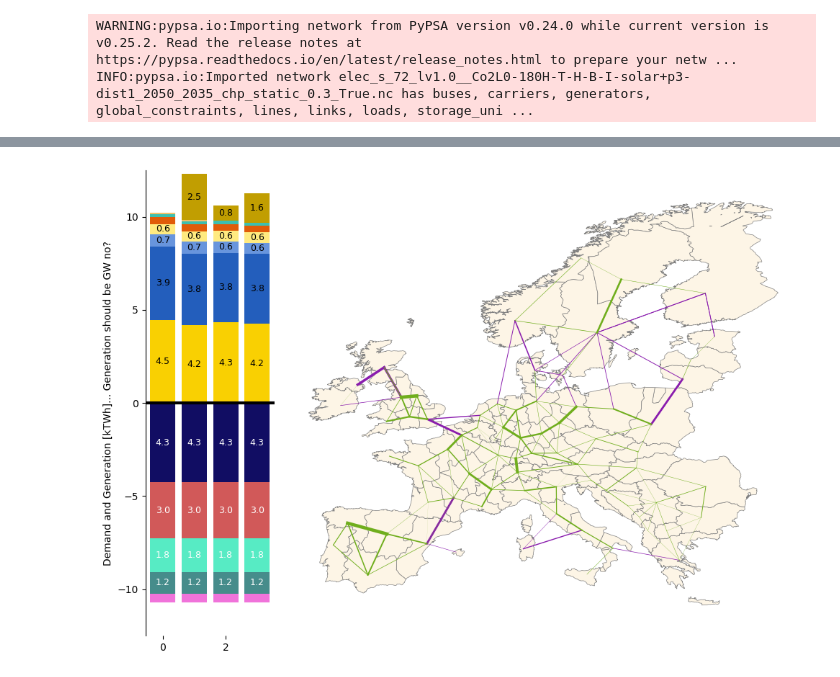
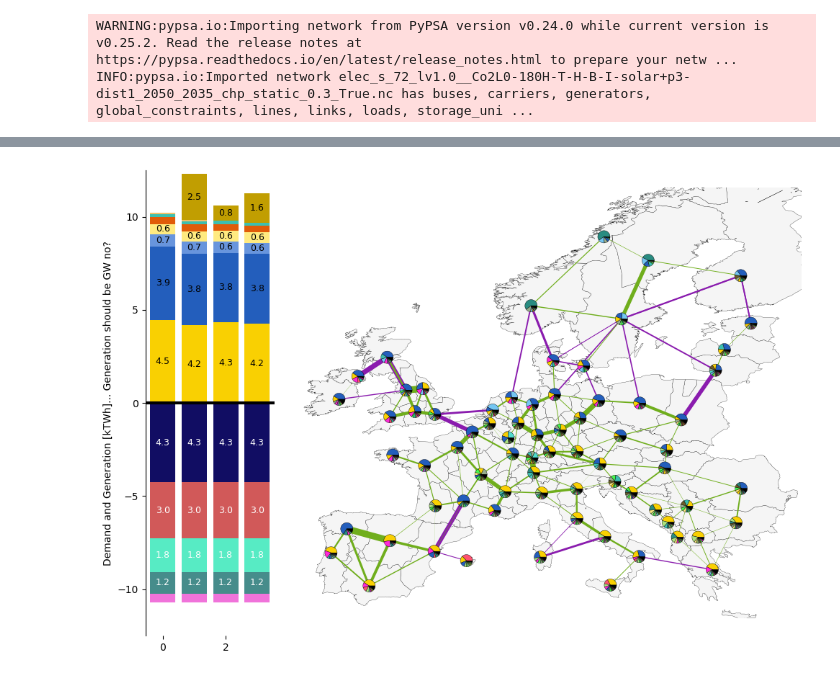
Before and after one commit to LukasFrankenQ/egs_market_integration, a Jupyter notebook: notebooks/plot_total_energy.ipynb, the cells around one changed output, grey strips where cells are left out. Drawn from its saved outputs; the diff is of its cells as text; code cells hidden in the pictures.

```diff
--- a/notebooks/plot_total_energy.ipynb
+++ b/notebooks/plot_total_energy.ipynb
@@ -106,0 +105,17 @@ models = [
+# %%
+import yaml
+with open(Path.cwd().parent / 'config' / 'config.yaml') as f:
+    tech_colors = yaml.safe_load(f)['plotting']['tech_colors']
+# %%
+ncosts = pd.read_csv(
+    Path.cwd().parent.parent.parent /
+    'cluster_data' /
+    'breyer_sweep' /
+    'joint_data' /
+    'nodal_costs.csv',
+    index_col=[0,1,2,3],
+    header=list(range(9))
+    )
+ss = ncosts.loc[:,idx['72', 'v1.0', :, '2050', '2020', 'elec', 'static', '0.3', 'True']]
+# print(ss.index.get_level_values(3).unique())
+ss.loc[idx[:,:,'GB0 0','residential urban decentral gas boiler']]
@@ -191,39 +218,90 @@ for ax in axs:
 axs[1].spines['left'].set_visible(False)
 
 regions.plot(
     ax=axs[1],
-    color="oldlace",
-    edgecolor="grey",
+    color="whitesmoke",
+    edgecolor="k",
+    linewidth=0.2,
     alpha=1,
-    linewidth=0.5,
     label="name",
+    zorder=0,
     # linestyle=":"
     )
 
 for line in n.links.loc[n.links.carrier == 'DC'].iterrows():
     axs[1].plot(
         [n.buses.loc[line[1].bus0].x, n.buses.loc[line[1].bus1].x],
         [n.buses.loc[line[1].bus0].y, n.buses.loc[line[1].bus1].y],
         color='#8a1cae',
-        lw=line[1].p_nom/1000,
+        lw=line[1].p_nom/500,
+        zorder=1,
         )
 for line in n.lines.iterrows():
     axs[1].plot(
         [n.buses.loc[line[1].bus0].x, n.buses.loc[line[1].bus1].x],
         [n.buses.loc[line[1].bus0].y, n.buses.loc[line[1].bus1].y],
         color='#70ae1d',
-        lw=line[1].s_nom/10000,
+        lw=line[1].s_nom/5000,
+        zorder=1,
         )
+
+for bus in ss.index.get_level_values(2).unique():
+    # print(bus)
+
+    if (
+        isinstance(bus, float) or
+        'EU' in bus or
+        bus in ['gas for', 'process', 'solid']
+    ):
+        continue
+
+    buss = (
+        ss
+        .loc[idx[:,:,bus,:]]
+        .groupby(level=2).sum()
+        .iloc[:,0]
+        .sort_values(ascending=False)
+    )
+
+    buss.name = 'costs'
+
+    share_threshold = 0.02
+    total = buss.sum()
+    show = buss.loc[buss > total * share_threshold]
+    show.loc['other'] = buss.loc[buss <= total * share_threshold].sum()
+
+    onebn_size = 1
+    radius = show.sum() * 1e-9 * onebn_size / 2
+    show /= total
+
+    x, y = n.buses.loc[bus].x, n.buses.loc[bus].y
+
+    axs[1].pie(
+        show,
+        radius=show.sum() * onebn_size / 2,
+        colors=[tech_colors.get(c, 'grey') for c in show.index],
+        center=(x, y),
+        wedgeprops={
+            'edgecolor':'black',
+            'linewidth':0.3,
+        }
+    )
+
+
+ss.loc[idx[:,:,'GB0 0','residential urban decentral gas boiler']]
 
 axs[1].set_aspect('equal')
 axs[1].set_xticks([])
 axs[1].set_yticks([])
 
+axs[1].set_xlim(-12, 30)
+axs[1].set_ylim(35, 70)
+
 plt.tight_layout()
 plt.savefig("intro_model_overview.pdf")
 plt.show()
 # %% [output]
-[figure, old version]
+[figure, new version]
 # %%
 n.links
 # %% [output]
```
Also changed, not shown: parts of 2 cells of this notebook, 1 other file.
